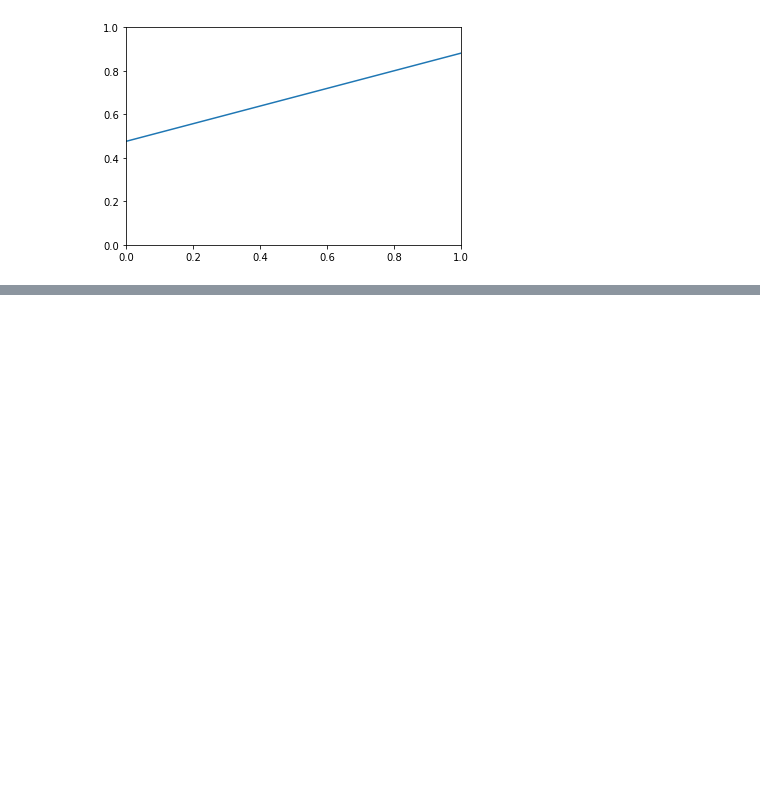
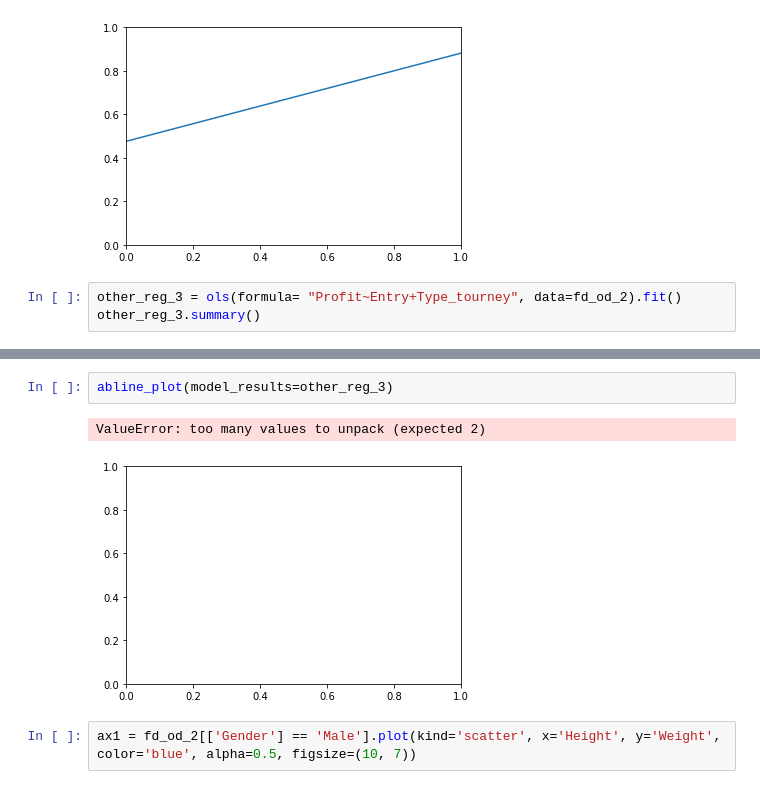
Before and after one commit to triolinho/verbose-octo-sniffle, a Jupyter notebook: fanduel_notebook.ipynb, the cells around one changed output, grey strips where cells are left out. Saved outputs shown, nothing was run; the diff lists cells and outputs as text; blank space fills up the shorter version.

```diff
--- a/fanduel_notebook.ipynb
+++ b/fanduel_notebook.ipynb
@@ -814,3 +814,6 @@ abline_plot(model_results=other_reg_2)
 # %% [output]
 [figure]
 [figure]
+# %%
+other_reg_3 = ols(formula= "Profit~Entry+Type_tourney", data=fd_od_2).fit()
+other_reg_3.summary()
@@ -816,0 +841,7 @@ abline_plot(model_results=other_reg_2)
+# %%
+abline_plot(model_results=other_reg_3)
+# %% [output]
+ValueError: too many values to unpack (expected 2)
+[figure, added]
+# %%
+ax1 = fd_od_2[['Gender'] == 'Male'].plot(kind='scatter', x='Height', y='Weight', color='blue', alpha=0.5, figsize=(10, 7))
```
Also changed, not shown: parts of 1 cell of this notebook.
